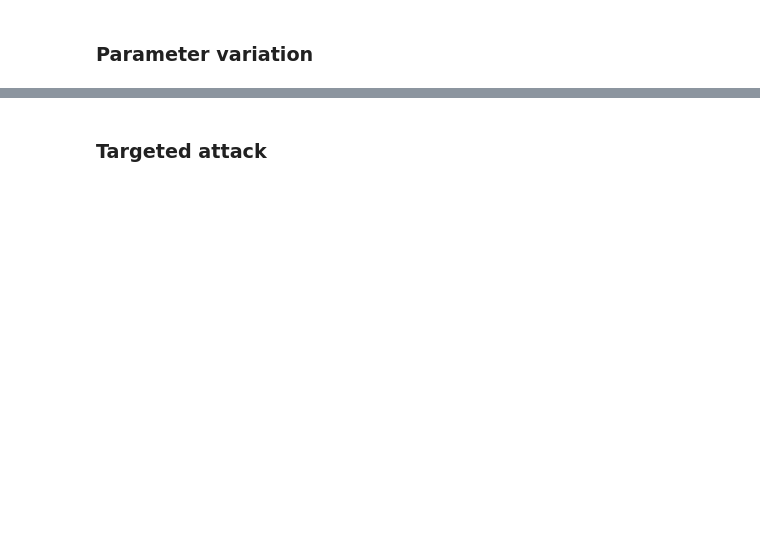
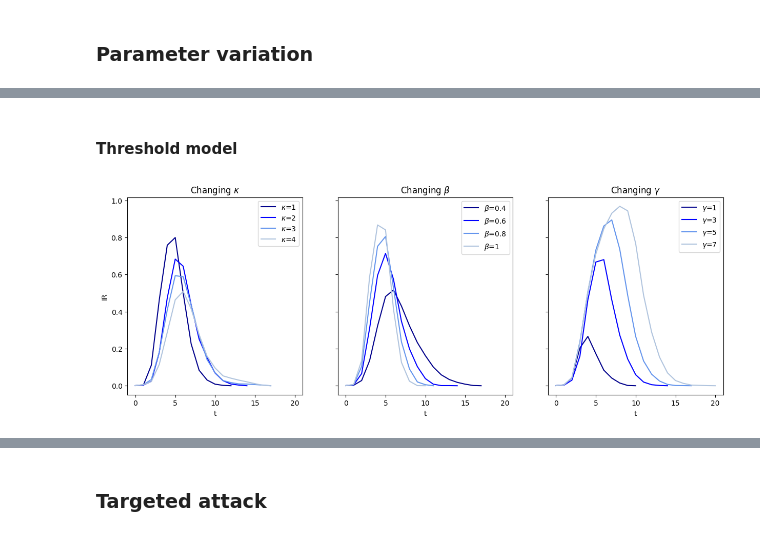
Before and after one commit to IdaUgilt/NA_project_facebook_friendships, a Jupyter notebook: indetify_key_employees.ipynb, the cells around one changed output, grey strips where cells are left out. Cells and saved outputs as stored; diff of their text form; code cells hidden in the pictures; blank space fills up the shorter version.

```diff
--- a/indetify_key_employees.ipynb
+++ b/indetify_key_employees.ipynb
@@ -78,0 +112,30 @@ for b in beta:
+# %% [markdown]
+#### Threshold model
+# %%
+fig, ax = plt.subplots(1, 3, figsize=(15,5), sharex=True, sharey=True)
+
+# Threshold model
+kappa = [1, 2, 3, 4] # Threshold
+beta = [0.4,0.6,0.8,1] # Probability to be infected
+gamma = [1, 3, 5, 7] # Rounds
+trigger = 'threshold'
+
+custom_palette = ['darkblue', 'blue', 'cornflowerblue', 'lightsteelblue']
+
+for i, k in enumerate(kappa):
+    data_threshold = get_spreading_data(G, beta[1], gamma[1], starting_nodes, trigger, metrics, k)
+    sns.lineplot(data=data_threshold['random'], x='t', y='IR', label=f'$\kappa$={k}', color=custom_palette[i], ax=ax[0])
+
+for i, b in enumerate(beta):
+    data_threshold = get_spreading_data(G, b, gamma[1], starting_nodes, trigger, metrics, kappa[1])
+    sns.lineplot(data=data_threshold['random'], x='t', y='IR', label=f'$\\beta$={b}', color=custom_palette[i], ax=ax[1])
+
+for i, g in enumerate(gamma):
+    data_threshold = get_spreading_data(G, beta[1], g, starting_nodes, trigger, metrics, kappa[1])
+    sns.lineplot(data=data_threshold['random'], x='t', y='IR', label=f'$\gamma$={g}', color=custom_palette[i], ax=ax[2])
+
+ax[0].set_title('Changing $\kappa$');
+ax[1].set_title('Changing $\\beta$');
+ax[2].set_title('Changing $\gamma$');
+# %% [output]
+[figure, added]
```
Also changed, not shown: parts of 26 cells of this notebook.
